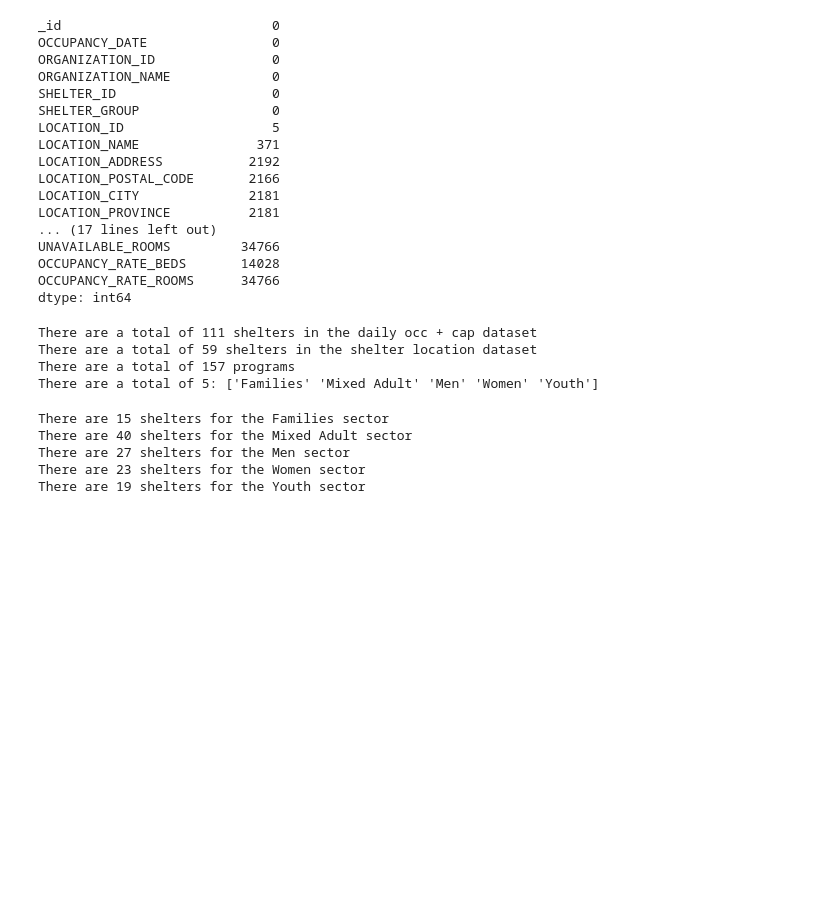
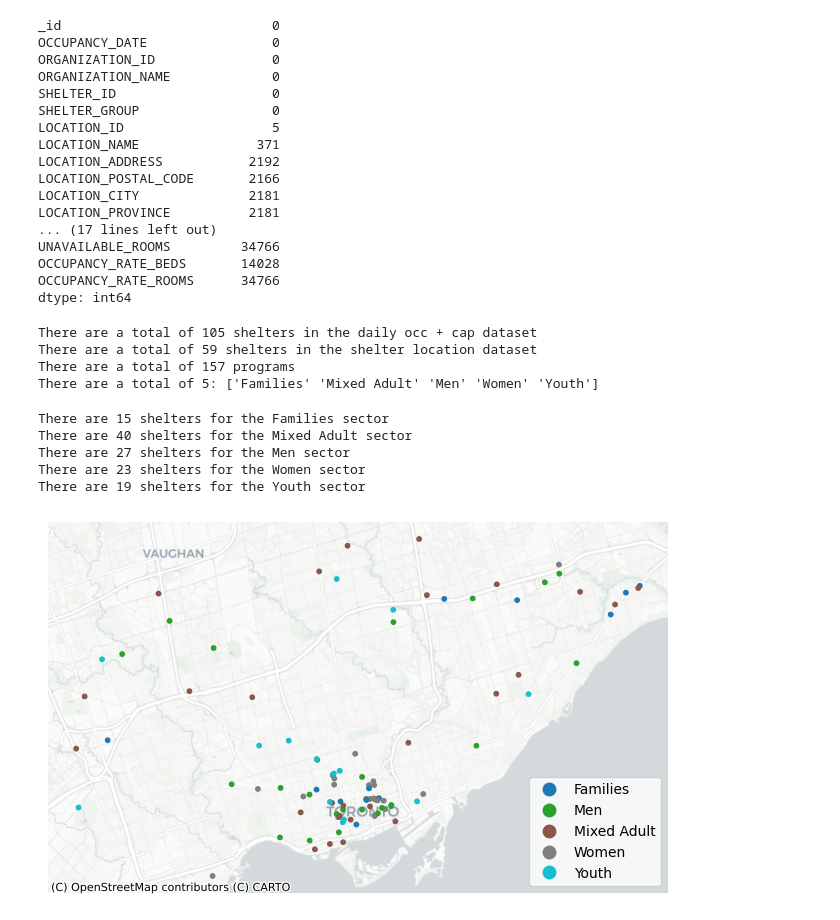
Before and after one commit to zaherarman/toronto-shelter-optimization-framework, a Jupyter notebook: notebooks/1.0-exploratory-data-analysis.ipynb, the cells around one changed output. Drawn from its saved outputs; the diff is of its cells as text; code cells hidden in the pictures; blank space fills up the shorter version.

```diff
--- a/notebooks/1.0-exploratory-data-analysis.ipynb
+++ b/notebooks/1.0-exploratory-data-analysis.ipynb
@@ -154,7 +181,10 @@ plt.show()
 # %% [markdown]
 ### Daily Shelter & Overnight Service Occupancy & Capacity
 # %%
-daily_occ_cap_df = pd.read_csv(RAW_DATA_DIR / "daily-shelter-overnight-service-occupancy-capacity-2024.csv")
+daily_occ_cap_df = pd.read_csv(
+    RAW_DATA_DIR / "daily-shelter-overnight-service-occupancy-capacity-2024.csv"
+)
+
 daily_occ_cap_df.head()
 # %% [output]
 |  | _id | OCCUPANCY_DATE | ORGANIZATION_ID | ORGANIZATION_NAME | SHELTER_ID | SHELTER_GROUP | LOCATION_ID | ... |
@@ -184,21 +218,21 @@ OCCUPANCY_RATE_BEDS       14028
 OCCUPANCY_RATE_ROOMS      34766
 dtype: int64
 # %%
-num_shelter_daily_occ_cap = daily_occ_cap_df['LOCATION_ID'].nunique()
-num_shelter_locations = shelter_locations_df['NAME'].nunique()
+num_shelter_daily_occ_cap = daily_occ_cap_df["LOCATION_ADDRESS"].nunique()
+num_shelter_locations = shelter_locations_df["NAME"].nunique()
 
 print(f"There are a total of {num_shelter_daily_occ_cap} shelters in the daily occ + cap dataset")
 print(f"There are a total of {num_shelter_locations} shelters in the shelter location dataset")
 
-num_programs = daily_occ_cap_df['PROGRAM_NAME'].nunique()
-actual_programs = daily_occ_cap_df['PROGRAM_NAME'].unique()
+num_programs = daily_occ_cap_df["PROGRAM_NAME"].nunique()
+actual_programs = daily_occ_cap_df["PROGRAM_NAME"].unique()
 print(f"There are a total of {num_programs} programs")
 
-num_sectors = daily_occ_cap_df['SECTOR'].nunique()
-actual_sectors = daily_occ_cap_df['SECTOR'].unique()
+num_sectors = daily_occ_cap_df["SECTOR"].nunique()
+actual_sectors = daily_occ_cap_df["SECTOR"].unique()
 print(f"There are a total of {num_sectors}: {actual_sectors}")
 # %% [output]
-There are a total of 111 shelters in the daily occ + cap dataset
+There are a total of 105 shelters in the daily occ + cap dataset
 There are a total of 59 shelters in the shelter location dataset
 There are a total of 157 programs
 There are a total of 5: ['Families' 'Mixed Adult' 'Men' 'Women' 'Youth']
@@ -212,3 +246,50 @@ There are 40 shelters for the Mixed Adult sector
 There are 27 shelters for the Men sector
 There are 23 shelters for the Women sector
 There are 19 shelters for the Youth sector
+# %%
+import geopandas as gpd
+import matplotlib.pyplot as plt
+import contextily as cx
+
+from geopandas.tools import geocode
+
+daily_occ_cap_df["FULL_ADDRESS"] = (
+    daily_occ_cap_df["LOCATION_ADDRESS"].fillna("").str.strip()
+    + ", "
+    + daily_occ_cap_df["LOCATION_CITY"].fillna("").str.strip()
+    + ", "
+    + daily_occ_cap_df["LOCATION_PROVINCE"].fillna("").str.strip()
+    + ", Canada"
+)
+
+daily_occ_cap_filtered_df = daily_occ_cap_df[[
+    "FULL_ADDRESS",
+    "PROGRAM_AREA",
+    "SECTOR"
+]]
+
+unique_addrs = (
+    daily_occ_cap_filtered_df
+    .dropna(subset=["FULL_ADDRESS"])
+    .drop_duplicates(subset=["FULL_ADDRESS"])
+    .reset_index(drop=True)
+)
+
+unique_addrs = unique_addrs.drop([19, 104])
+
+gdf_geo = geocode(unique_addrs['FULL_ADDRESS'], provider="nominatim", user_agent="geo_example", timeout=10)
+
+gdf = gpd.GeoDataFrame(
+    pd.concat([unique_addrs.reset_index(drop=True), gdf_geo[['geometry']]], axis=1),
+    geometry='geometry',
+    crs='EPSG:4326'
+)
+
+gdf_3857 = gdf.to_crs(epsg=3857)
+
+ax = gdf_3857.plot(figsize=(8, 8), markersize=10, column="SECTOR", legend=True)
+cx.add_basemap(ax, source=cx.providers.CartoDB.Positron)
+ax.set_axis_off()
+plt.show()
+# %% [output]
+[figure, added]
```
Also changed, not shown: parts of 7 cells of this notebook.
